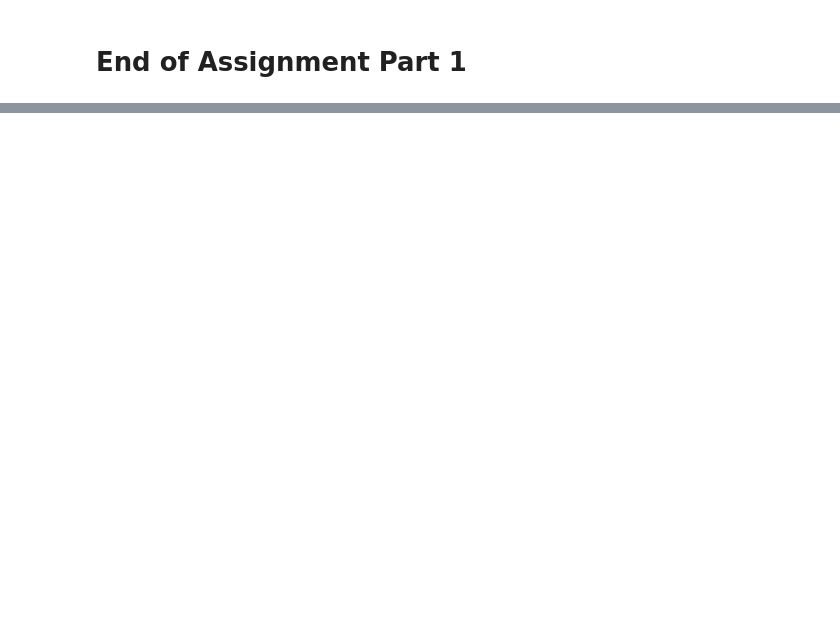
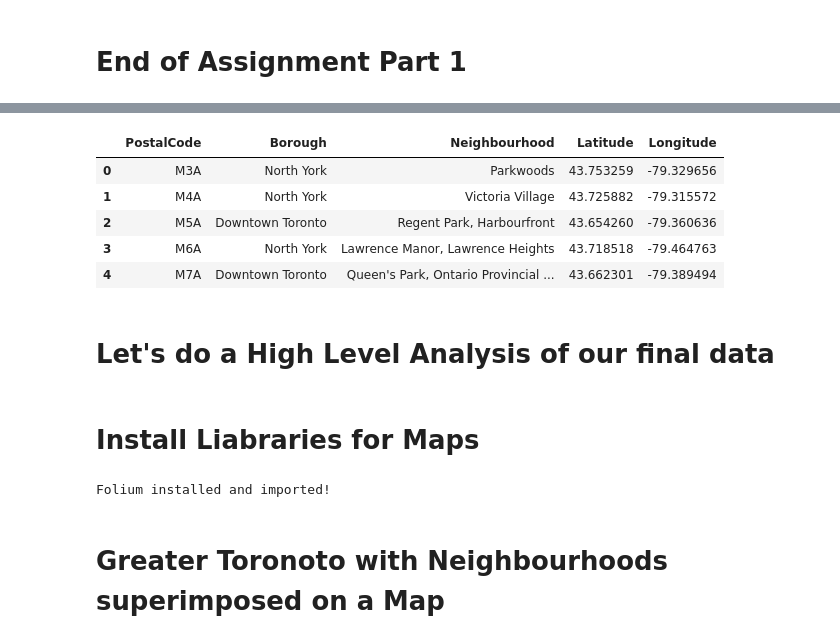
Before and after one commit to sanjeetmanchanda/Coursera_Capstone, a Jupyter notebook: Coursera_Capstone_notebook.ipynb, the cells around one changed output, grey strips where cells are left out. Cells and saved outputs as stored; diff of their text form; code cells hidden in the pictures; blank space fills up the shorter version.

```diff
--- a/Coursera_Capstone_notebook.ipynb
+++ b/Coursera_Capstone_notebook.ipynb
@@ -75,0 +86,6 @@ df.head()
+# %%
+#Cleaning up the Data for garbage characters in all columns
+
+df = df.applymap(lambda x: x.lstrip('+-').rstrip('\n'))
+
+df.head()
@@ -75,0 +99,6 @@ df.head()
+# %%
+#Data rows without ny neighbourhood assigned are not of any use to us- so we will remove rows with Neighbourhood is Not Assigned
+
+df.drop(df.loc[df['Neighbourhood']=='Not assigned'].index, inplace=True)
+
+df.head()
@@ -79,0 +123,2 @@ Thankyou!
+# %%
+data = pd.read_csv("geo_data.csv")
@@ -79,0 +134,7 @@ Thankyou!
+# %%
+#Renamed the Column Header to be able to compare it to our original data frame
+
+
+data = data.rename(columns={"Postal Code": "PostalCode"})
+
+data.head()
@@ -79,0 +148,15 @@ Thankyou!
+# %%
+#Combining Two Data Frames to get final data to work on
+
+tor_df = pd.merge(df, data, on = 'PostalCode')
+
+tor_df.head()
+# %% [output]
+|  | PostalCode | Borough | Neighbourhood | Latitude | Longitude |
+| 0 | M3A | North York | Parkwoods | 43.753259 | -79.329656 |
+| 1 | M4A | North York | Victoria Village | 43.725882 | -79.315572 |
+| 2 | M5A | Downtown Toronto | Regent Park, Harbourfront | 43.654260 | -79.360636 |
+| 3 | M6A | North York | Lawrence Manor, Lawrence Heights | 43.718518 | -79.464763 |
+| 4 | M7A | Downtown Toronto | Queen's Park, Ontario Provincial ... | 43.662301 | -79.389494 |
+# %% [markdown]
+# Let's do a High Level Analysis of our final data
@@ -79,0 +171,11 @@ Thankyou!
+# %% [markdown]
+# Install Liabraries for Maps
+# %%
+pip install folium
+import folium
+
+print('Folium installed and imported!')
+# %% [output]
+Folium installed and imported!
+# %% [markdown]
+# Greater Toronoto with Neighbourhoods superimposed  on a Map
```
Also changed, not shown: parts of 14 cells of this notebook.
